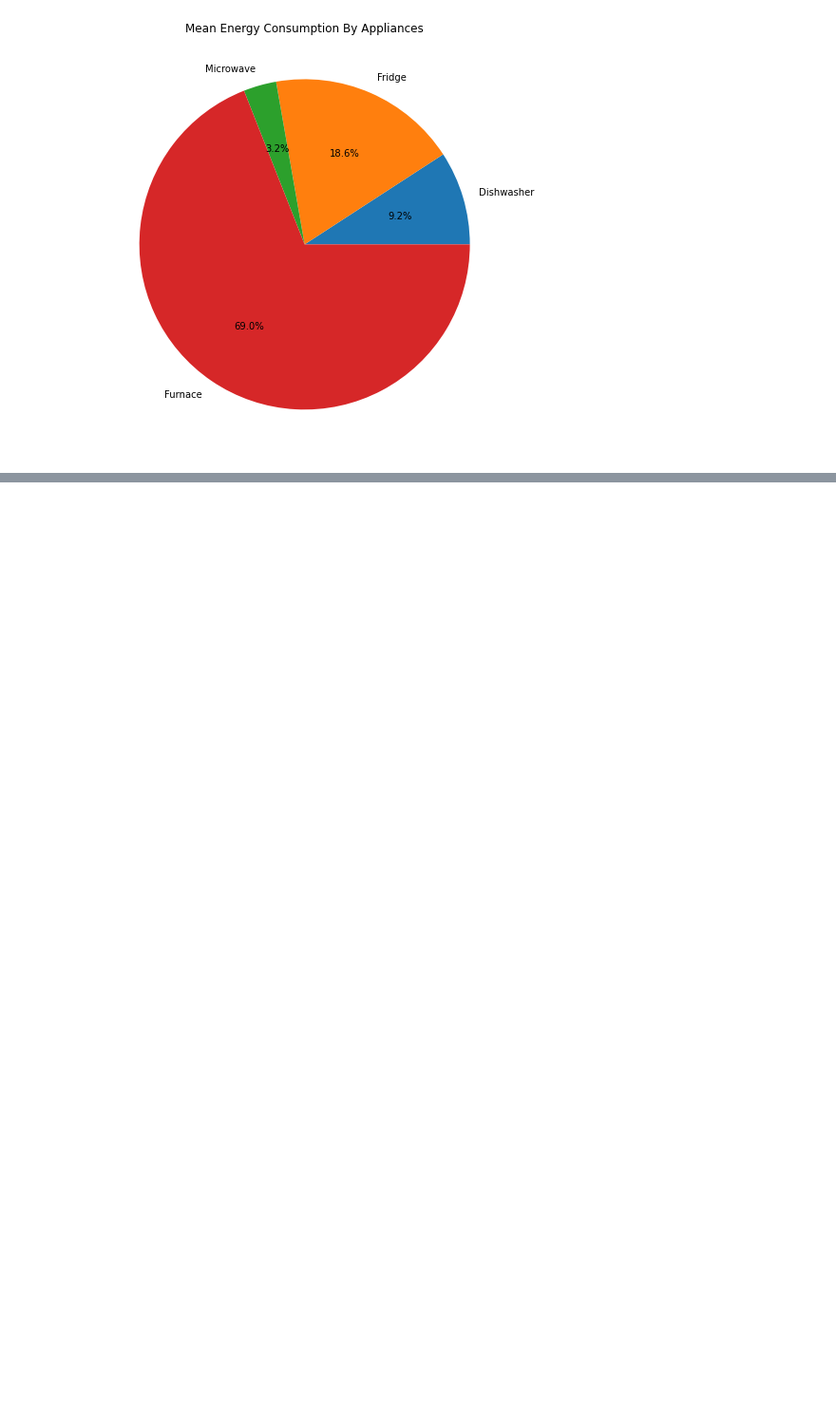
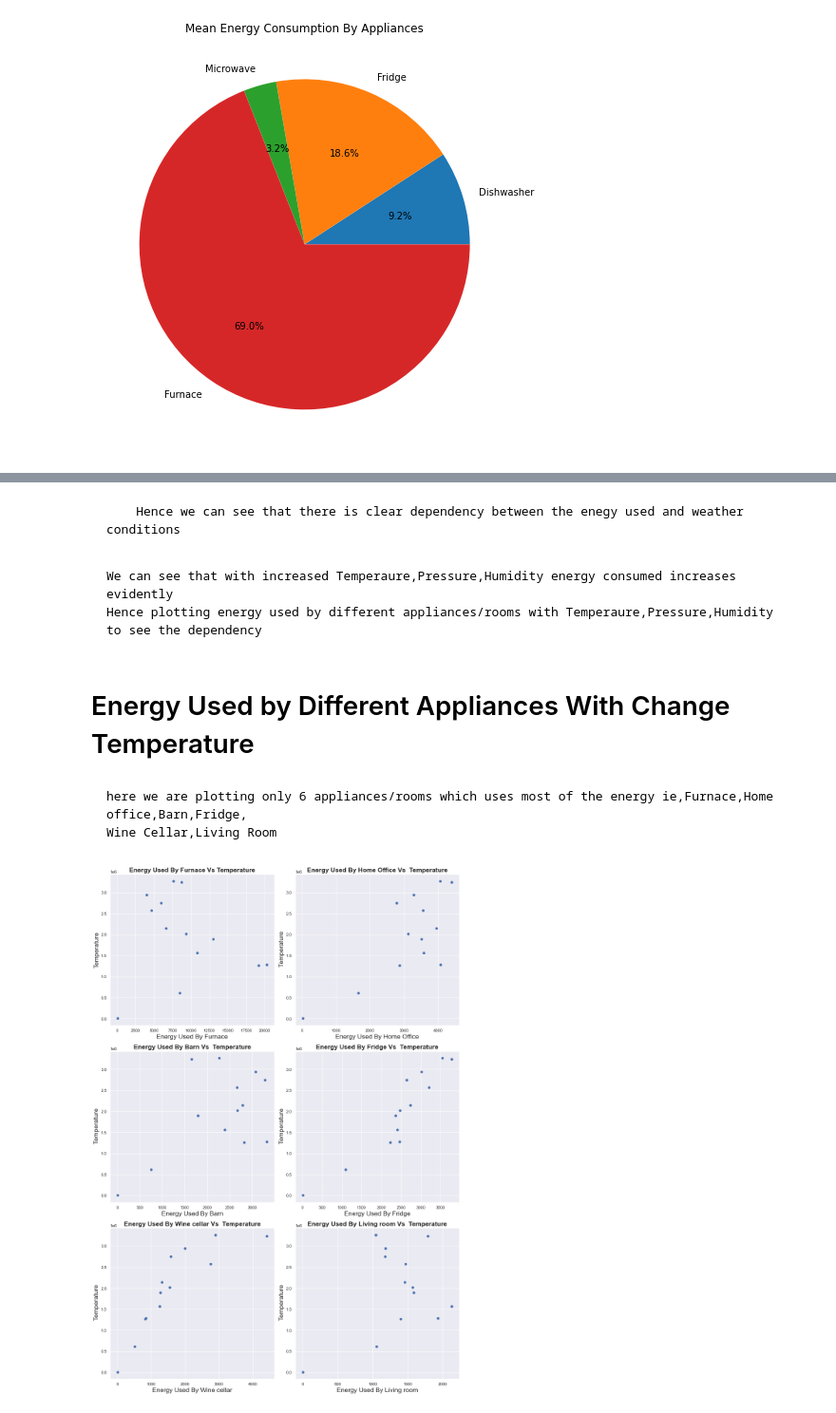
Before and after one commit to hibaasslam/project, a Jupyter notebook: project final.ipynb, the cells around one changed output, grey strips where cells are left out. Shown at 95% size. Saved outputs shown, nothing was run; the diff lists cells and outputs as text; code cells hidden in the pictures; blank space fills up the shorter version.

```diff
--- a/project final.ipynb
+++ b/project final.ipynb
@@ -590,0 +653,45 @@ Text(0.5, 0.98, 'Energy Used Vs Wind Bearing')
+# %% [markdown]
+        Hence we can see that there is clear dependency between the enegy used and weather conditions
+# %% [markdown]
+    We can see that with increased Temperaure,Pressure,Humidity energy consumed increases evidently
+    Hence plotting energy used by different appliances/rooms with Temperaure,Pressure,Humidity to see the dependency
+# %% [markdown]
+# Energy Used by Different Appliances With Change Temperature
+# %% [markdown]
+    here we are plotting only 6 appliances/rooms which uses most of the energy ie,Furnace,Home office,Barn,Fridge,
+    Wine Cellar,Living Room
+# %%
+fig, axs = plt.subplots(3, 2,figsize=(14,20))
+axs[0, 0].scatter(x = df_resampled['Furnace' ], y = df_resampled['temperature'])
+axs[0, 0].set_title('Energy Used By Furnace Vs Temperature',fontsize = 'x-large',fontweight = 'bold')
+axs[0, 0].set_xlabel("Energy Used By Furnace",fontsize = 'x-large')
+axs[0, 0].set_ylabel("Temperature",fontsize = 'x-large')
+
+axs[0, 1].scatter(x = df_resampled['Home office' ], y = df_resampled['temperature'])
+axs[0, 1].set_title('Energy Used By Home Office Vs  Temperature',fontsize = 'x-large',fontweight = 'bold')
+axs[0, 1].set_xlabel("Energy Used By Home Office",fontsize = 'x-large')
+axs[0, 1].set_ylabel(" Temperature",fontsize = 'x-large')
+
+axs[1, 0].scatter(x = df_resampled['Barn'], y = df_resampled['temperature'])
+axs[1, 0].set_title('Energy Used By Barn Vs  Temperature',fontsize = 'x-large',fontweight = 'bold')
+axs[1, 0].set_xlabel("Energy Used By Barn",fontsize = 'x-large')
+axs[1, 0].set_ylabel(" Temperature",fontsize = 'x-large')
+
+axs[1, 1].scatter(x = df_resampled['Fridge'], y = df_resampled['temperature'])
+axs[1, 1].set_title('Energy Used By Fridge Vs  Temperature',fontsize = 'x-large',fontweight = 'bold')
+axs[1, 1].set_xlabel("Energy Used By Fridge",fontsize = 'x-large')
+axs[1, 1].set_ylabel(" Temperature",fontsize = 'x-large')
+
+
+axs[2, 0].scatter(x = df_resampled['Wine cellar'], y = df_resampled['temperature'])
+axs[2, 0].set_title('Energy Used By Wine cellar Vs  Temperature',fontsize = 'x-large',fontweight = 'bold')
+axs[2, 0].set_xlabel("Energy Used By Wine cellar",fontsize = 'x-large')
+axs[2, 0].set_ylabel(" Temperature",fontsize = 'x-large')
+
+axs[2, 1].scatter(x = df_resampled['Living room'], y = df_resampled['temperature'])
+axs[2, 1].set_title('Energy Used By Living room Vs  Temperature',fontsize = 'x-large',fontweight = 'bold')
+axs[2, 1].set_xlabel("Energy Used By Living room",fontsize = 'x-large')
+axs[2, 1].set_ylabel(" Temperature",fontsize = 'x-large')
+plt.tight_layout()
+# %% [output]
+[figure, added]
```
Also changed, not shown: parts of 14 cells of this notebook.
